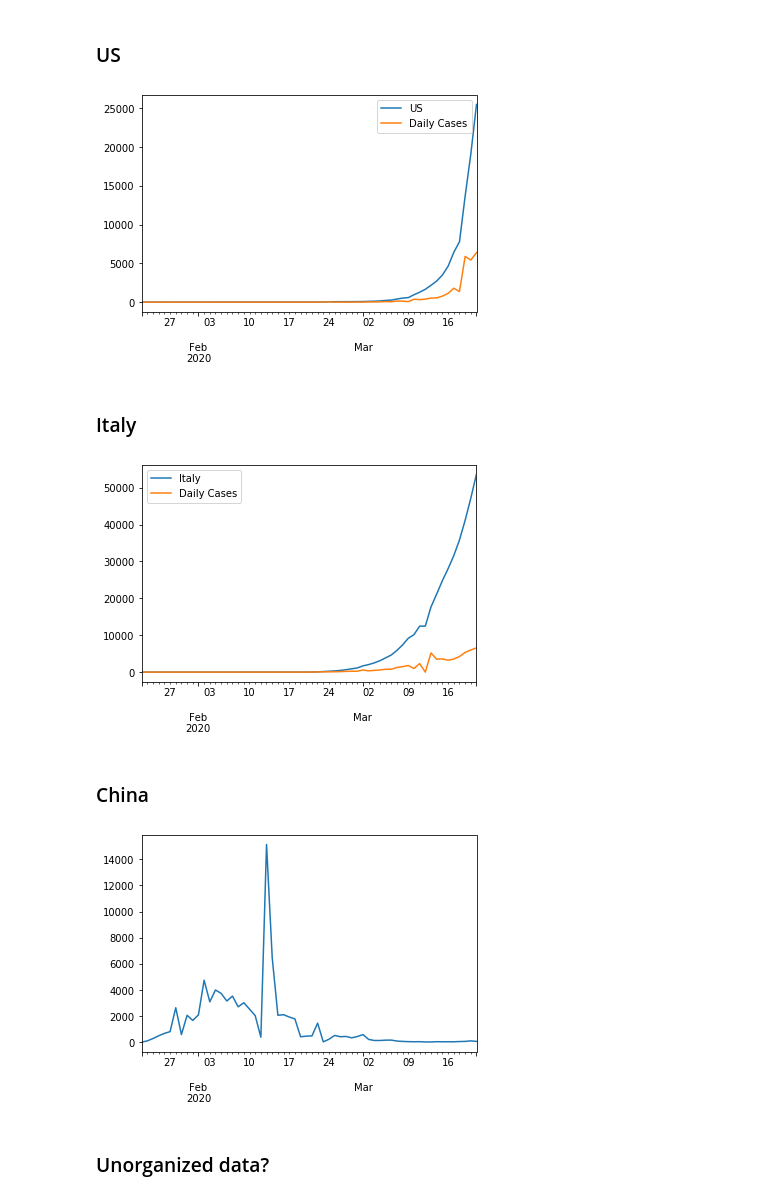
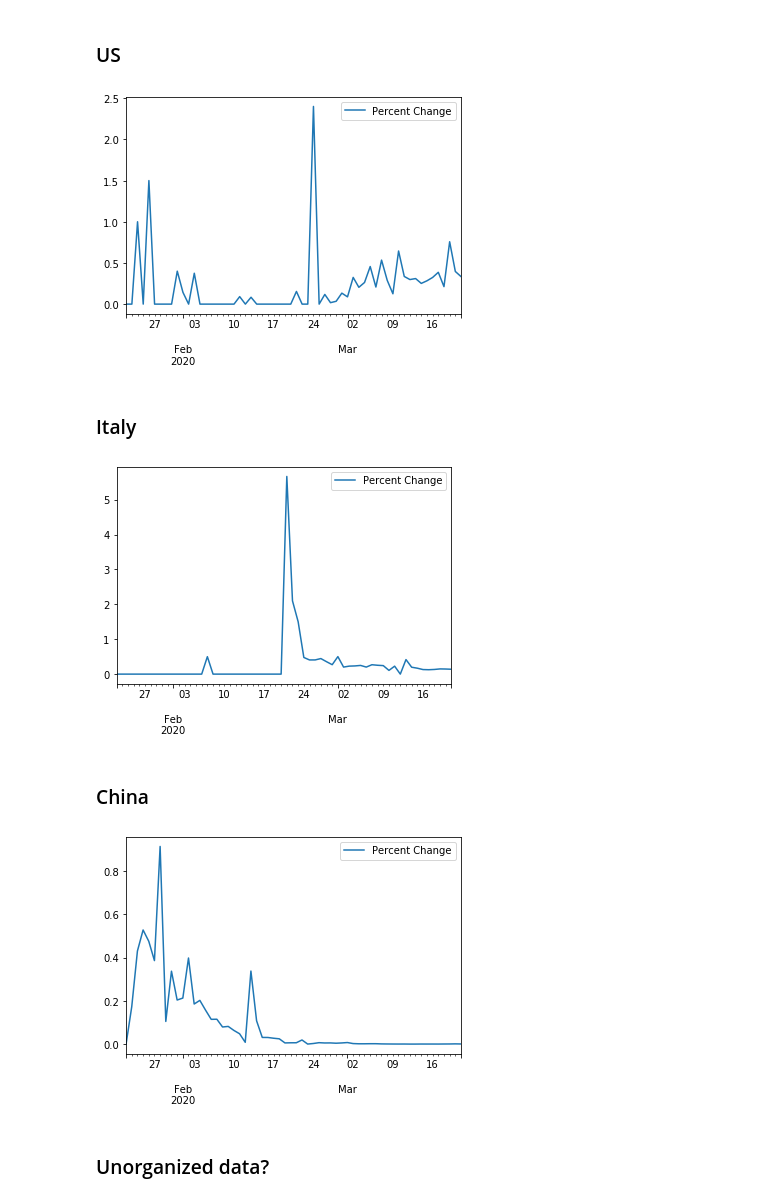
Before and after one commit to nberman12/COVID19-vs-Stocks, a Jupyter notebook: dev/daniel/Data_Collection2.ipynb, the cells around one changed output. Saved outputs shown, nothing was run; the diff lists cells and outputs as text; code cells hidden in the pictures.

Commit message:
added daily percent change

```diff
--- a/dev/daniel/Data_Collection2.ipynb
+++ b/dev/daniel/Data_Collection2.ipynb
@@ -432,8 +423,8 @@ china_daily = [0]
 china_daily_percent = [0]
 for i in range(1,len(china_deaths['China'])):
     china_daily.append(china_deaths['China'][i]-china_deaths['China'][i-1])
-    if china_recovered['China'][i-1]>0:
-        china_daily_percent.append((china_recovered['China'][i]-china_recovered['China'][i-1])/china_recovered['China'][i-1])
+    if china_deaths['China'][i-1]>0:
+        china_daily_percent.append((china_deaths['China'][i]-china_deaths['China'][i-1])/china_deaths['China'][i-1])
     else:
         china_daily_percent.append(0)
 
@@ -495,12 +486,22 @@ italy_recovered.index = pd.to_datetime(italy_recovered.index)
 #italy_recovered.plot(legend=False)
 
 italy_daily = [0]
+italy_daily_percent = [0]
 for i in range(1,len(italy_recovered['Italy'])):
     italy_daily.append(italy_recovered['Italy'][i]-italy_recovered['Italy'][i-1])
+    if italy_recovered['Italy'][i-1]>0:
+        italy_daily_percent.append((italy_recovered['Italy'][i]-italy_recovered['Italy'][i-1])/italy_recovered['Italy'][i-1])
+    else:
+        italy_daily_percent.append(0)
+
 italy_daily_df = italy_recovered[['Italy']]
 italy_daily_df['Daily']=italy_daily
-italy_daily_df.columns = ["Total Cases","Daily Cases"]
-italy_daily_df.plot(legend=False)
+italy_daily_df['Percent Change'] = italy_daily_percent
+
+italy_daily_df.columns = ["Total Cases","Daily Cases", "Percent Change"]
+#taly_daily_df.plot(legend=False)
+italy_daily_df['Percent Change'].plot(legend=True)
+
 plt.legend()
 plt.show()
 # %% [output]
@@ -519,12 +520,21 @@ china_recovered.index = pd.to_datetime(china_recovered.index)
 #china_recovered.plot(legend=False)
 
 china_daily = [0]
+china_daily_percent = [0]
 for i in range(1,len(china_recovered['China'])):
     china_daily.append(china_recovered['China'][i]-china_recovered['China'][i-1])
+    if china_recovered['China'][i-1]>0:
+        china_daily_percent.append((china_recovered['China'][i]-china_recovered['China'][i-1])/china_recovered['China'][i-1])
+    else:
+        china_daily_percent.append(0)
+
 china_daily_df = china_recovered[['China']]
 china_daily_df['Daily']=china_daily
-china_daily_df.columns=['Total Cases','Daily Cases']
-china_daily_df.plot(legend=False)
+china_daily_df['Percent Change'] = china_daily_percent
+
+china_daily_df.columns=['Total Cases','Daily Cases','Percent Change']
+#china_daily_df.plot(legend=False)
+china_daily_df['Percent Change'].plot(legend=True)
 plt.legend()
 plt.show()
 # %% [output]
@@ -536,26 +546,33 @@ plt.show()
 # %%
 us_cond=time_series_2019_ncov_Confirmed['Country/Region']=='US'
 
 us_confirmed = time_series_2019_ncov_Confirmed[us_cond]
 us_confirmed =us_confirmed.drop(columns =['Lat','Long','Province/State'])
 us_confirmed = us_confirmed.groupby('Country/Region').sum()
 
 us_confirmed =us_confirmed.T
 us_confirmed.index = pd.to_datetime(us_confirmed.index)
-us_confirmed.plot(legend=True,label = "Total Cases")
+#us_confirmed.plot(legend=True,label = "Total Cases")
 
 us_daily = [0]
+us_daily_percent = [0]
 for i in range(1,len(us_confirmed['US'])):
     us_daily.append(us_confirmed['US'][i]-us_confirmed['US'][i-1])
+    if us_confirmed['US'][i-1]>0:
+        us_daily_percent.append((us_confirmed['US'][i]-us_confirmed['US'][i-1])/us_confirmed['US'][i-1])
+    else:
+        us_daily_percent.append(0)
 us_daily_df = us_confirmed[['US']]
 us_daily_df['Daily']=us_daily
+us_daily_df['Percent Change'] = us_daily_percent
 
-us_daily_plot = us_daily_df['Daily']
-us_daily_plot.plot(legend=False,label = "Daily Cases")
+#us_daily_plot = us_daily_df['Daily']
+#us_daily_plot.plot(legend=False,label = "Daily Cases")
+us_daily_df['Percent Change'].plot(legend=True)
 plt.legend()
 plt.show()
 # %% [output]
-[figure, old version]
+[figure, new version]
 # %% [markdown]
 ### Italy
 # %%
@@ -567,20 +584,28 @@ italy_confirmed = italy_confirmed.groupby('Country/Region').sum()
 
 italy_confirmed =italy_confirmed.T
 italy_confirmed.index = pd.to_datetime(italy_confirmed.index)
-italy_confirmed.plot(legend=False)
+#italy_confirmed.plot(legend=False)
 
 italy_daily = [0]
+italy_daily_percent = [0]
 for i in range(1,len(italy_confirmed['Italy'])):
     italy_daily.append(italy_confirmed['Italy'][i]-italy_confirmed['Italy'][i-1])
+    if italy_confirmed['Italy'][i-1]>0:
+        italy_daily_percent.append((italy_confirmed['Italy'][i]-italy_confirmed['Italy'][i-1])/italy_confirmed['Italy'][i-1])
+    else:
+        italy_daily_percent.append(0)
+
 italy_daily_df = italy_confirmed[['Italy']]
 italy_daily_df['Daily']=italy_daily
 italy_daily_plot=italy_daily_df['Daily']
-
-italy_daily_plot.plot(legend=False, label = 'Daily Cases')
+italy_daily_df['Percent Change'] = italy_daily_percent
+italy_daily_df.columns = ["Total Cases","Daily Cases", "Percent Change"]
+#italy_daily_plot.plot(legend=False, label = 'Daily Cases')
+italy_daily_df['Percent Change'].plot(legend=True)
 plt.legend()
 plt.show()
 # %% [output]
-[figure, old version]
+[figure, new version]
 # %% [markdown]
 ### China
 # %%
@@ -595,16 +620,23 @@ china_confirmed.index = pd.to_datetime(china_confirmed.index)
 #china_confirmed.plot(legend=False)
 
 china_daily = [0]
+china_daily_percent = [0]
 for i in range(1,len(china_confirmed['China'])):
     china_daily.append(china_confirmed['China'][i]-china_confirmed['China'][i-1])
+    if china_confirmed['China'][i-1]>0:
+        china_daily_percent.append((china_confirmed['China'][i]-china_confirmed['China'][i-1])/china_confirmed['China'][i-1])
+    else:
+        china_daily_percent.append(0)
+
 china_daily_df = china_confirmed[['China']]
 china_daily_df['Daily']=china_daily
+china_daily_df['Percent Change'] = china_daily_percent
 china_daily_plot = china_daily_df['Daily']
-china_daily_plot.plot(legend=False)
-
+#china_daily_plot.plot(legend=False)
+china_daily_df['Percent Change'].plot(legend=True)
 plt.show()
 # %% [output]
-[figure, old version]
+[figure, new version]
 # %% [markdown]
 ### Unorganized data?
 # %%
```
Also changed, not shown: parts of 5 cells of this notebook.
